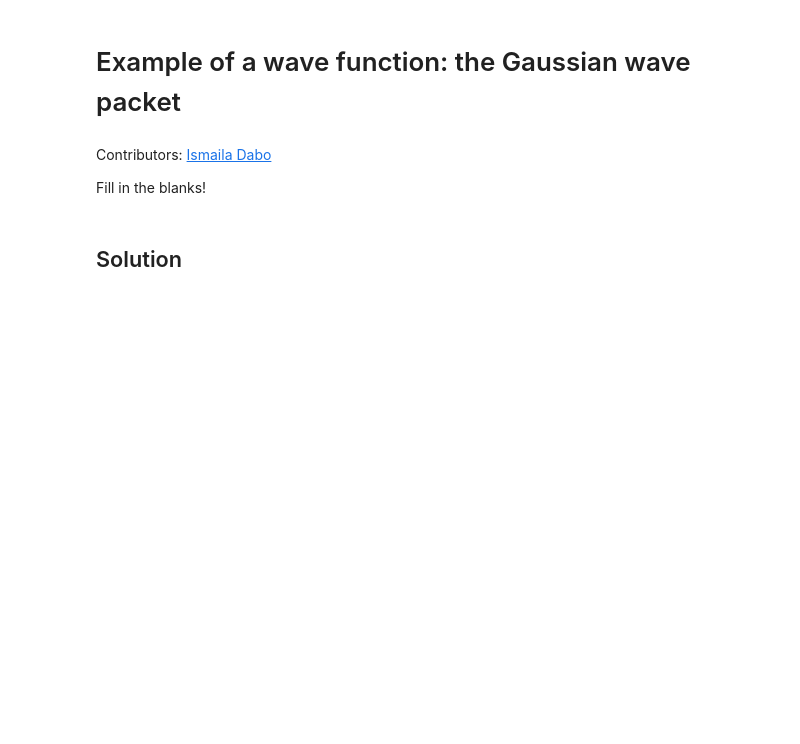
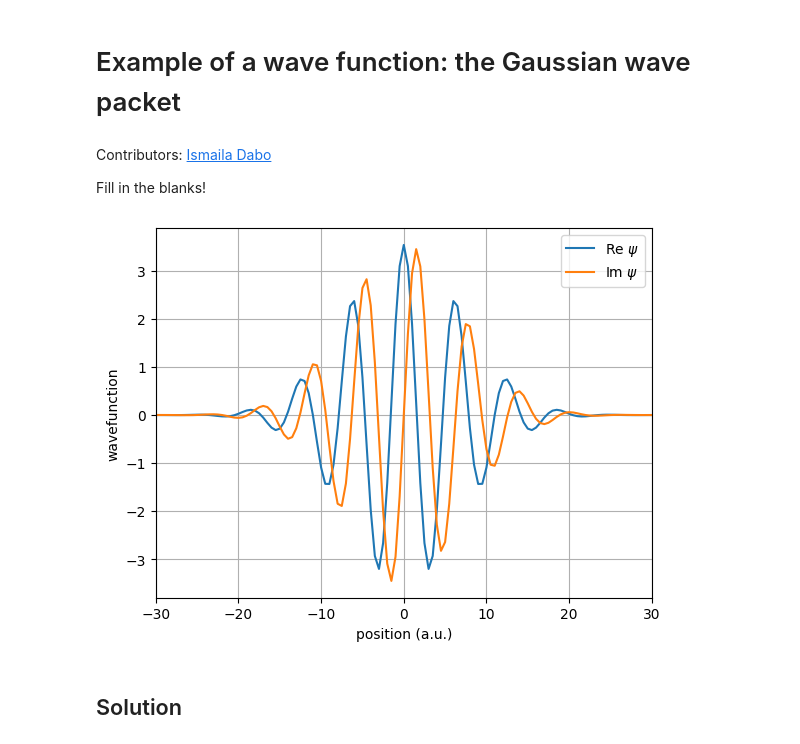
Before and after one commit to kkipngenokoech/African-MRS-Tutorials, a Jupyter notebook: Google-Colab/0_Example_of_Wave_Function.ipynb, the cells around one changed output. Drawn from its saved outputs; the diff is of its cells as text; code cells hidden in the pictures; blank space fills up the shorter version.

```diff
--- a/Google-Colab/0_Example_of_Wave_Function.ipynb
+++ b/Google-Colab/0_Example_of_Wave_Function.ipynb
@@ -9,39 +9,41 @@ Fill in the blanks!
 # %%
 # install libraries for numerical calculations and plotting.
 import numpy as np
 import matplotlib.pyplot as plt
 import tqdm
 
 # discretize space
 dx = 0.5
 x = np.arange(-250, 251, dx)
 nx = len(x)
 
 # discretize time
 dt = 0.25
 t = np.arange(0, 151, dt)
 nt = len(t)
 
 # initialize wave packet
-x0 = ____
+x0 = 0.0
 k0 = 1.0
-sigma0 = 10
-psi = ____
+sigma0 = 5
+psi = 1/(2*np.pi*sigma0**2)**-0.25 * np.exp(-(x-x0)**2/(4*sigma0**2)) * np.exp(1j*k0*x) # Wave function of the electron
 
 # plot the wave packet
 fig, ax = plt.subplots()
-ax.plot(x, ____, label='Re $\psi$')
-ax.plot(x, ____, label='Im $\psi$')
-ax.plot(x, ____, label='$| \psi |^2$')
+ax.plot(x, np.real(psi), label='Re $\psi$')
+ax.plot(x, np.imag(psi), label='Im $\psi$')
+# ax.plot(x, ____, label='$| \psi |^2$')
 
 # configure the plot
-ax.set_xlim(0, 100)
+ax.set_xlim(-30, 30)
 ax.set_xlabel('position (a.u.)')
 ax.set_ylabel('wavefunction')
 ax.legend()
 ax.grid()
 
-print(f'Integral: {dx*____}')
+# print(f'Integral: {dx*____}')
+# %% [output]
+[figure, added]
 # %% [markdown]
 ## Solution
 # %%
```
Also changed, not shown: parts of 1 cell of this notebook.
